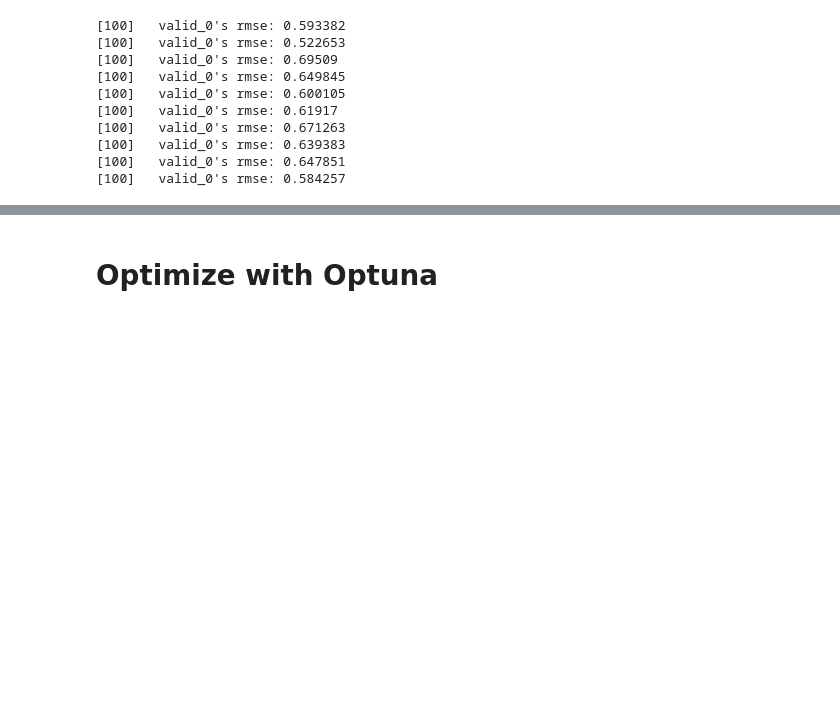
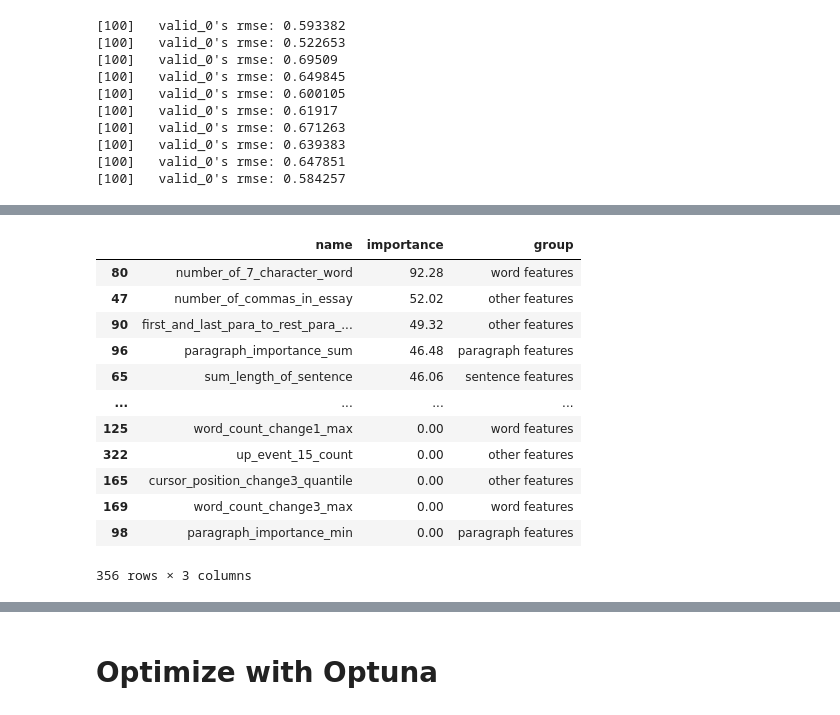
Before and after one commit to kirtan517/Linking-Writing-Processes-to-Writing-Quality, a Jupyter notebook: Main.ipynb, the cells around one changed output, grey strips where cells are left out. Cells and saved outputs as stored; diff of their text form; code cells hidden in the pictures; blank space fills up the shorter version.

```diff
--- a/Main.ipynb
+++ b/Main.ipynb
@@ -770,7 +789,7 @@ cat_attributes = ["activity","down_event","up_event","text_change"]
 processing = ColumnTransformer([
     ("RemoveId",make_pipeline(Reduce_numerical_columns()),num_attributes),
      ("ValueSum",make_pipeline(Reduce_text_change()),["text_change","id"]),
-    ("RemoveMove",make_pipeline(Reduce_activity(),OneHotEncoder(sparse_output=False)),["activity"]),
+    # ("RemoveMove",make_pipeline(Reduce_activity(),OneHotEncoder(sparse_output=False)),["activity"]),
     # ("ReduceUpEvents",make_pipeline(Reduce_event(name = "Up")),["up_event"]),
     ("ReduceDownEvents",make_pipeline(Reduce_event(name = "Down")),["down_event"]),
 ],
@@ -778,10 +797,10 @@ processing = ColumnTransformer([
 )
 # %%
 train_logs_df,y = getX_Y(train_logs_df,train_scores_df,perform_harmonic_variation=False,aggregation=True)
-train_processed_numpy = processing.fit_transform(train_logs_df)
-test_processed_numpy = processing.transform(test_logs_df)
-train_processed_df = pd.DataFrame(train_processed_numpy,columns=processing.get_feature_names_out())
-test_processed_df = pd.DataFrame(test_processed_numpy,columns=processing.get_feature_names_out())
+# train_processed_numpy = processing.fit_transform(train_logs_df)
+# test_processed_numpy = processing.transform(test_logs_df)
+train_postprocessed_df = pd.DataFrame(processing.fit_transform(train_logs_df),columns=processing.get_feature_names_out())
+test_postprocessed_df = pd.DataFrame(processing.transform(test_logs_df),columns=processing.get_feature_names_out())
 # %%
 post_processing = make_pipeline(Aggregation())
 # %%
@@ -1096,0 +1116,16 @@ plt.show()
+# %%
+feature_importance_df
+# %% [output]
+|  | name | importance | group |
+| 80 | number_of_7_character_word | 92.28 | word features |
+| 47 | number_of_commas_in_essay | 52.02 | other features |
+| 90 | first_and_last_para_to_rest_para_... | 49.32 | other features |
+| 96 | paragraph_importance_sum | 46.48 | paragraph features |
+| 65 | sum_length_of_sentence | 46.06 | sentence features |
+| ... | ... | ... | ... |
+| 125 | word_count_change1_max | 0.00 | word features |
+| 322 | up_event_15_count | 0.00 | other features |
+| 165 | cursor_position_change3_quantile | 0.00 | other features |
+| 169 | word_count_change3_max | 0.00 | word features |
+| 98 | paragraph_importance_min | 0.00 | paragraph features |
+356 rows × 3 columns
```
Also changed, not shown: parts of 16 cells of this notebook, 1 other file.
